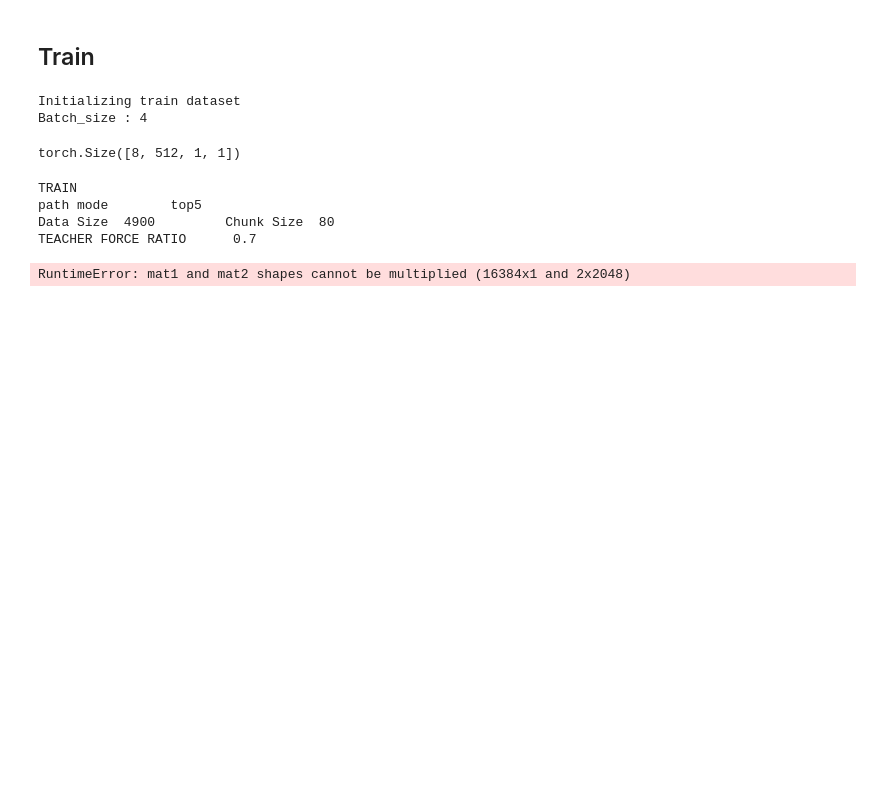
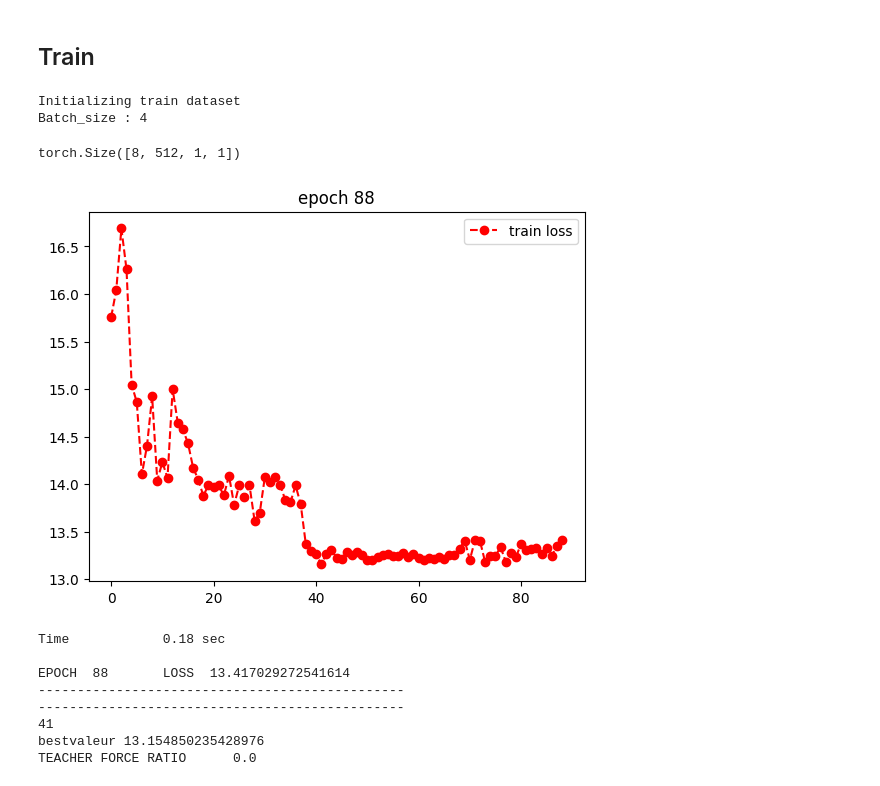
Before and after one commit to schockschock/trajectory_bitransformer_, a Jupyter notebook: UV_projet/github_repo/Encoder_CrossAttention_Transformer.ipynb, the cells around one changed output. Cells and saved outputs as stored; diff of their text form; code cells hidden in the pictures; blank space fills up the shorter version.

Commit message:
CrossAttention Notebook

```diff
--- a/UV_projet/github_repo/Encoder_CrossAttention_Transformer.ipynb
+++ b/UV_projet/github_repo/Encoder_CrossAttention_Transformer.ipynb
@@ -533,34 +538,36 @@ class Seq2SeqCA(nn.Module):
     def __init__(self,device, embed_size, code_size=512, target_size = 12, dropout_val=dropout_val, batch_size=1):
         super(Seq2SeqCA, self).__init__()
 
+        self.feature_size = 512
         torch.cuda.empty_cache()
         self.encoder = EncoderTransformer(device,code_size,64,64,dropout1d=dropout_val) #EncoderTransformer
         #self.encoder.apply(init_weights)
         #self.encoder = CoordinatesTransformer(device,code_size,64,64,dropout1d=dropout_val, batch_size=batch_size) #EncoderTransformer
 
-        embed_dim = 2*code_size
-        self.decoder = TransformerDecoder(target_size, embed_dim=embed_dim, seq_len=12, num_layers=2, expansion_factor=4, n_heads=8)
+
+        self.decoder = TransformerDecoder(target_size, embed_dim=code_size, seq_len=12, num_layers=2, expansion_factor=4, n_heads=8)
         #self.decoder.apply(init_weights)
 
 #         self.vsn_module = _GestureTransformer(device,input_dim=code_size,dropout1d=dropout_val) #_GestureTransformer(partie vision)
 #         self.vsn_module.apply(init_weights)
 
+        self.feature_size = 512
         self.features_ex = features_extraction(conv_model,in_planes=3)
 
         self.pooling = nn.AdaptiveAvgPool1d((code_size)) # add a pooling (to have the same shape)
 
-        self.code_pooling = nn.AdaptiveAvgPool2d((target_size,embed_dim))
+        self.code_pooling = nn.AdaptiveAvgPool2d((target_size,code_size))
 
         if device.type=='cuda':
             self.encoder.cuda()
             self.decoder.cuda()
 
-    def forward(self,input_tensor, target_tensor, visual_input_tensor, train_mode):
+    def forward(self,input_tensor, target_tensor, visual_input_tensor):
         batch_size      = int(input_tensor.size(0))
 
+        features = self.features_ex(visual_input_tensor)
 
-
-        features = self.features_ex(visual_input_tensor)
+        features = features.view((batch_size,8,-1)) #(bs, 8, 512)
 
         encoder_output =  self.encoder(input_tensor, features) #(bs,8,code_size)
 
@@ -578,16 +585,11 @@ class Seq2SeqCA(nn.Module):
 #         print(f"visual_initial_vsn size : {visual_initial_vsn.size()}")
 #         print("#######")
 
-#         #Creattion du code (concatenation du transformer coordonnées et transformer resnet)
-#         code = torch.cat((encoder_output,visual_initial_vsn),-1).to(device).double()
-
-        code = self.code_pooling(code) #pooling qu'on a rajouté pour que la taille du code soit la meme que la target
-#         print("#######")
-#         print(code.size())
-#         print("#######")
         trg_mask = self.make_trg_mask(target_tensor)
         #print(f"target_tensor : {target_tensor.size()}")
-        decoder_output = self.decoder(target_tensor,code,trg_mask)
+
+        code_seq_12 = self.code_pooling(encoder_output)
+        decoder_output = self.decoder(target_tensor,code_seq_12,trg_mask)
 
         return decoder_output
 
@@ -651,7 +653,7 @@ def save_checkpoint(state, is_best, save_path, filename):
     if is_best:
         shutil.copyfile(os.path.join(save_path,filename), os.path.join(save_path,'model_best.pth'))
 
-def train(model, optimizer, scheduler, criterion, criterion_vision, clip,train_loader, validation_loader):
+def train(model, optimizer, scheduler, criterion, criterion_vision, clip,train_loader, validation_loader, save_path=None):
     global batch_size
     i               = None
     checked_frame   = 0
@@ -661,7 +663,6 @@ def train(model, optimizer, scheduler, criterion, criterion_vision, clip,train_l
     global teacher_forcing_ratio
     counter =0
     best_val = float("inf")
-    save_path = './save_models'
     for j in range(epoch_num):
         model.train()
         epoch_loss=0
@@ -690,7 +691,7 @@ def train(model, optimizer, scheduler, criterion, criterion_vision, clip,train_l
 
                 visual_input_tensor                 = visual_obs.double().squeeze(dim=1).to('cuda', non_blocking=True)
 
-                prediction = model(input_tensor, output_tensor, visual_input_tensor, train_mode=1)
+                prediction = model(input_tensor, output_tensor, visual_input_tensor)
 
                 calculated_prediction = prediction.cumsum(axis=1) #calculated_prediction
 
@@ -750,18 +751,25 @@ def train(model, optimizer, scheduler, criterion, criterion_vision, clip,train_l
         is_best = epoch_loss < best_val
         best_val = min(epoch_loss, best_val)
         print("bestvaleur", best_val)
-        save_checkpoint({'epoch': j+1,'state_dict': model.state_dict(),'optimizer': optimizer.state_dict(),'scheduler': scheduler.state_dict(),'best_loss': best_val}, is_best, save_path, 'epoch_{}.pth'.format(j+1))
+        if save_path and (j+1)%5==0:
+            save_checkpoint({'epoch': j+1,'state_dict': model.state_dict(),'optimizer': optimizer.state_dict(),'scheduler': scheduler.state_dict(),'best_loss': best_val}, is_best, save_path, 'epoch_{}.pth'.format(j+1))
 
     return epoch_loss / (int(data_size/chunk_size))
 # %%
 print("TRAIN")
 model.train()
 print("path mode\t",path_mode)
-loss  = train(model, optimizer, scheduler, criterion, criterion_vision, clip, train_loader, validation_loader)
+
+save_path = "/notebook_data/Introvert_ResnetTransf/save_models/cross_attention/"
+loss  = train(model, optimizer, scheduler, criterion, criterion_vision, clip, train_loader, validation_loader, save_path)
 print("LOSS ",loss)
 # %% [output]
+[figure, added]
-TRAIN
-path mode        top5
-Data Size  4900         Chunk Size  80
-TEACHER FORCE RATIO      0.7
+Time            0.18 sec
+
+EPOCH  88       LOSS  13.417029272541614
+-----------------------------------------------
+-----------------------------------------------
+41
+bestvaleur 13.154850235428976
+TEACHER FORCE RATIO      0.0
-RuntimeError: mat1 and mat2 shapes cannot be multiplied (16384x1 and 2x2048)
```
Also changed, not shown: parts of 9 cells of this notebook.
